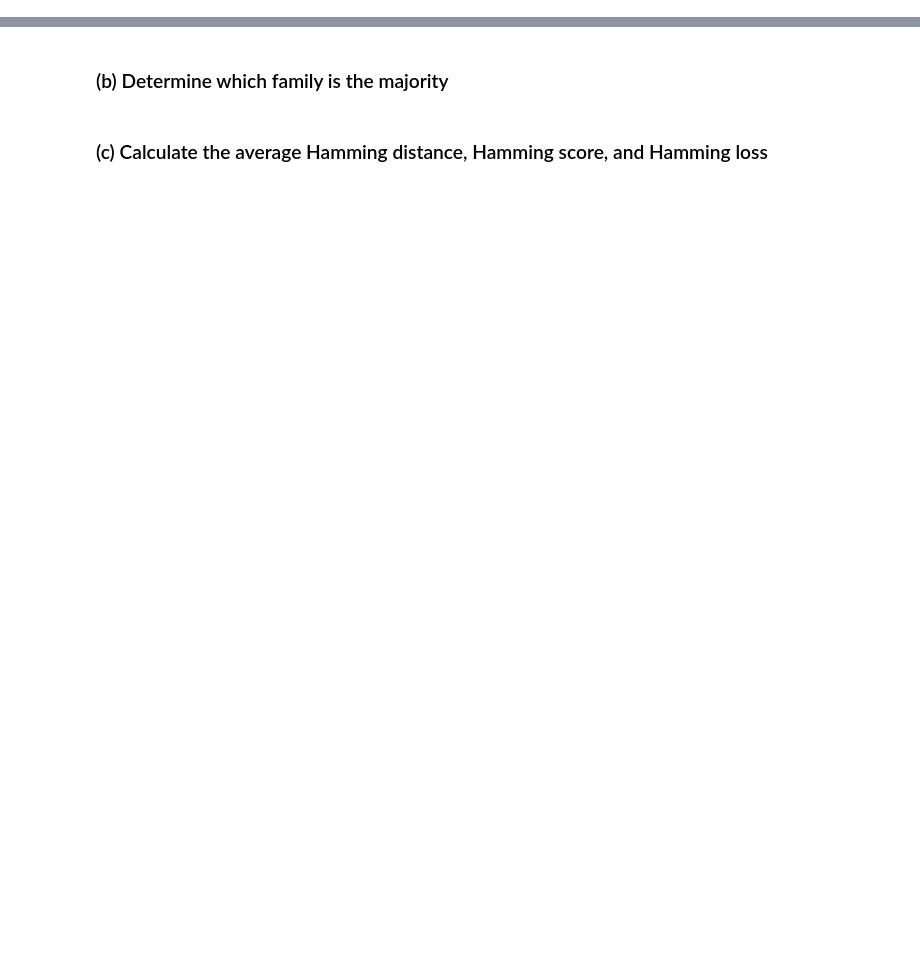
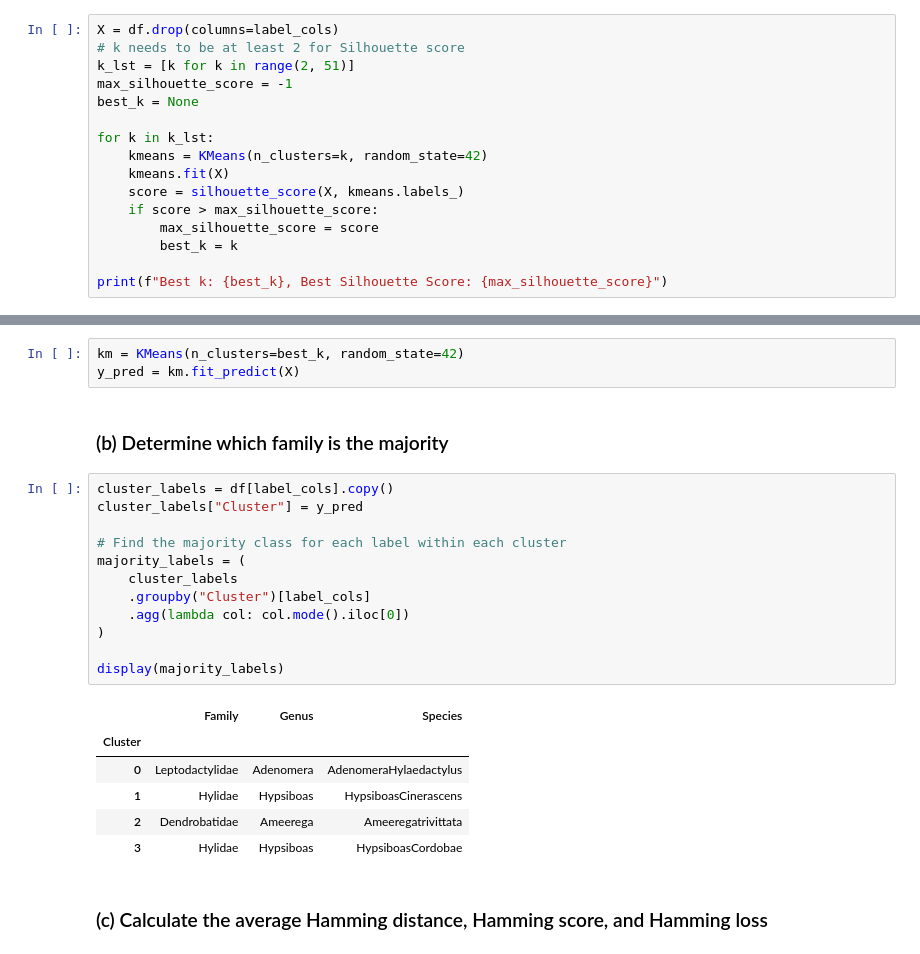
Before and after one commit to cxieusc/DSCI_552_HW7, a Jupyter notebook: notebook/Xie_Chong_HW7.ipynb, the cells around one changed output, grey strips where cells are left out. Saved outputs shown, nothing was run; the diff lists cells and outputs as text; blank space fills up the shorter version.

```diff
--- a/notebook/Xie_Chong_HW7.ipynb
+++ b/notebook/Xie_Chong_HW7.ipynb
@@ -339,3 +341,19 @@ metrics in this experiment.
 ## 2. K-Means Clustering on a Multi-Class and Multi-Label Data Set
 # %% [markdown]
 ### (a) Use k-means clustering
+# %%
+X = df.drop(columns=label_cols)
+# k needs to be at least 2 for Silhouette score
+k_lst = [k for k in range(2, 51)]
+max_silhouette_score = -1
+best_k = None
+
+for k in k_lst:
+    kmeans = KMeans(n_clusters=k, random_state=42)
+    kmeans.fit(X)
+    score = silhouette_score(X, kmeans.labels_)
+    if score > max_silhouette_score:
+        max_silhouette_score = score
+        best_k = k
+
+print(f"Best k: {best_k}, Best Silhouette Score: {max_silhouette_score}")
@@ -342,4 +362,26 @@ metrics in this experiment.
+# %%
+km = KMeans(n_clusters=best_k, random_state=42)
+y_pred = km.fit_predict(X)
 # %% [markdown]
 ### (b) Determine which family is the majority
+# %%
+cluster_labels = df[label_cols].copy()
+cluster_labels["Cluster"] = y_pred
+
+# Find the majority class for each label within each cluster
+majority_labels = (
+    cluster_labels
+    .groupby("Cluster")[label_cols]
+    .agg(lambda col: col.mode().iloc[0])
+)
+
+display(majority_labels)
+# %% [output]
+|  | Family | Genus | Species |
+| Cluster |  |  |  |
+| 0 | Leptodactylidae | Adenomera | AdenomeraHylaedactylus |
+| 1 | Hylidae | Hypsiboas | HypsiboasCinerascens |
+| 2 | Dendrobatidae | Ameerega | Ameeregatrivittata |
+| 3 | Hylidae | Hypsiboas | HypsiboasCordobae |
 # %% [markdown]
 ### (c) Calculate the average Hamming distance, Hamming score, and Hamming loss
```
Also changed, not shown: parts of 6 cells of this notebook.
